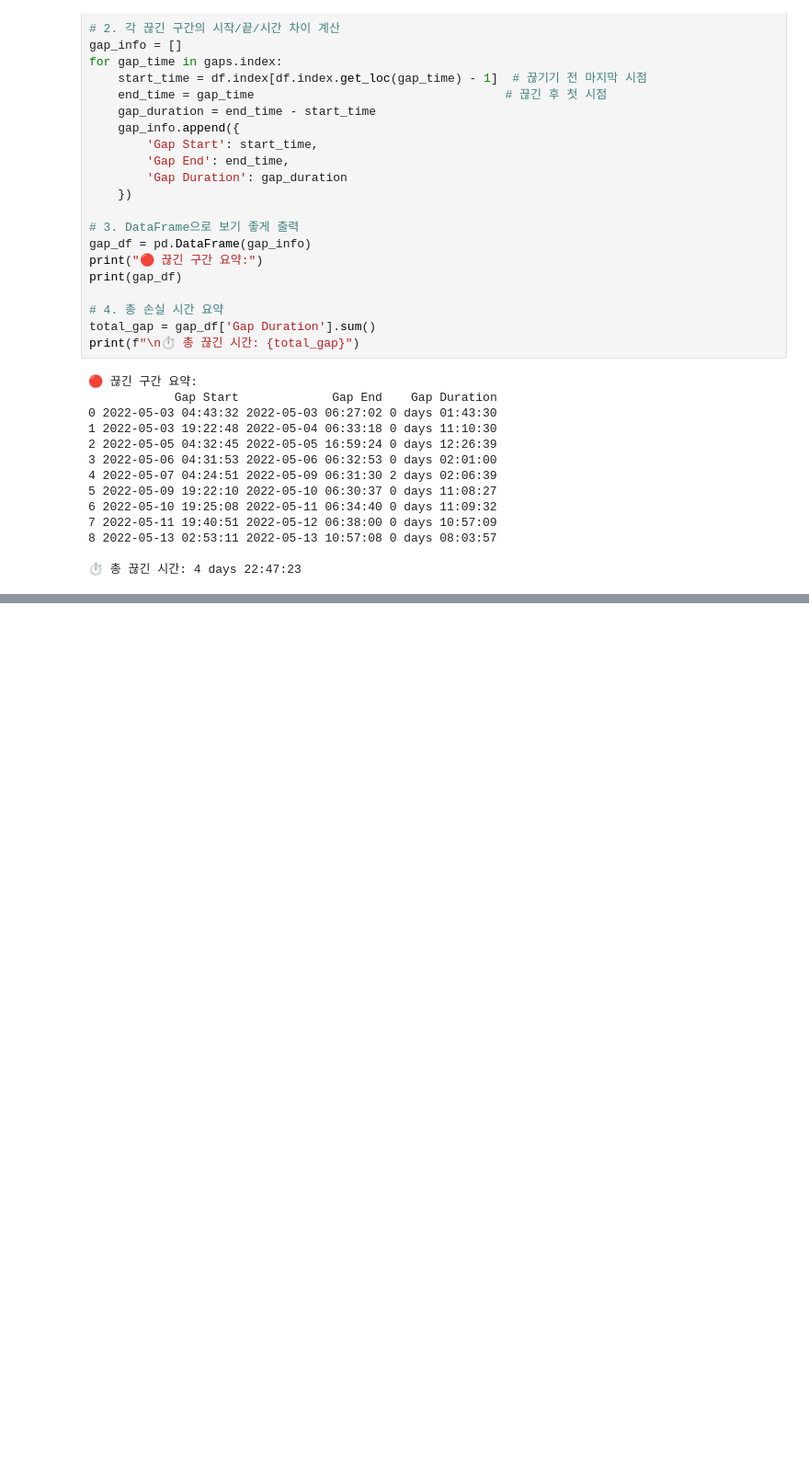
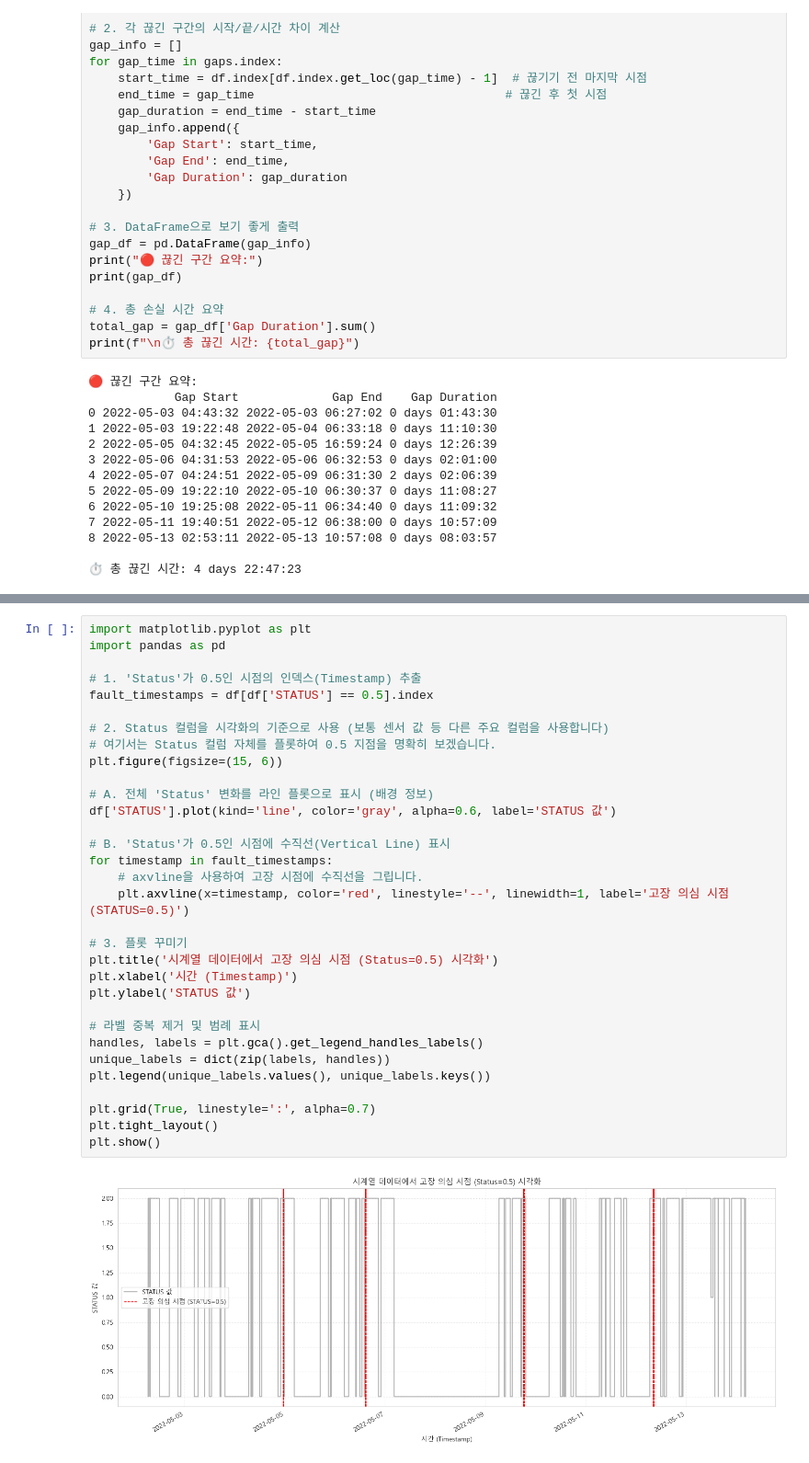
Before and after one commit to HDCLABS-NOVA/ai01-1st-1team-seokjuksun, a Jupyter notebook: code/CheckData.ipynb, the cells around one changed output, grey strips where cells are left out. Shown at 92% size. Saved outputs shown, nothing was run; the diff lists cells and outputs as text; blank space fills up the shorter version.

```diff
--- a/code/CheckData.ipynb
+++ b/code/CheckData.ipynb
@@ -154,0 +207,34 @@ plt.show()
+# %%
+import matplotlib.pyplot as plt
+import pandas as pd
+
+# 1. 'Status'가 0.5인 시점의 인덱스(Timestamp) 추출
+fault_timestamps = df[df['STATUS'] == 0.5].index
+
+# 2. Status 컬럼을 시각화의 기준으로 사용 (보통 센서 값 등 다른 주요 컬럼을 사용합니다)
+# 여기서는 Status 컬럼 자체를 플롯하여 0.5 지점을 명확히 보겠습니다.
+plt.figure(figsize=(15, 6))
+
+# A. 전체 'Status' 변화를 라인 플롯으로 표시 (배경 정보)
+df['STATUS'].plot(kind='line', color='gray', alpha=0.6, label='STATUS 값')
+
+# B. 'Status'가 0.5인 시점에 수직선(Vertical Line) 표시
+for timestamp in fault_timestamps:
+    # axvline을 사용하여 고장 시점에 수직선을 그립니다.
+    plt.axvline(x=timestamp, color='red', linestyle='--', linewidth=1, label='고장 의심 시점 (STATUS=0.5)')
+
+# 3. 플롯 꾸미기
+plt.title('시계열 데이터에서 고장 의심 시점 (Status=0.5) 시각화')
+plt.xlabel('시간 (Timestamp)')
+plt.ylabel('STATUS 값')
+
+# 라벨 중복 제거 및 범례 표시
+handles, labels = plt.gca().get_legend_handles_labels()
+unique_labels = dict(zip(labels, handles))
+plt.legend(unique_labels.values(), unique_labels.keys())
+
+plt.grid(True, linestyle=':', alpha=0.7)
+plt.tight_layout()
+plt.show()
+# %% [output]
+[figure, added]
```
Also changed, not shown: parts of 14 cells of this notebook.
